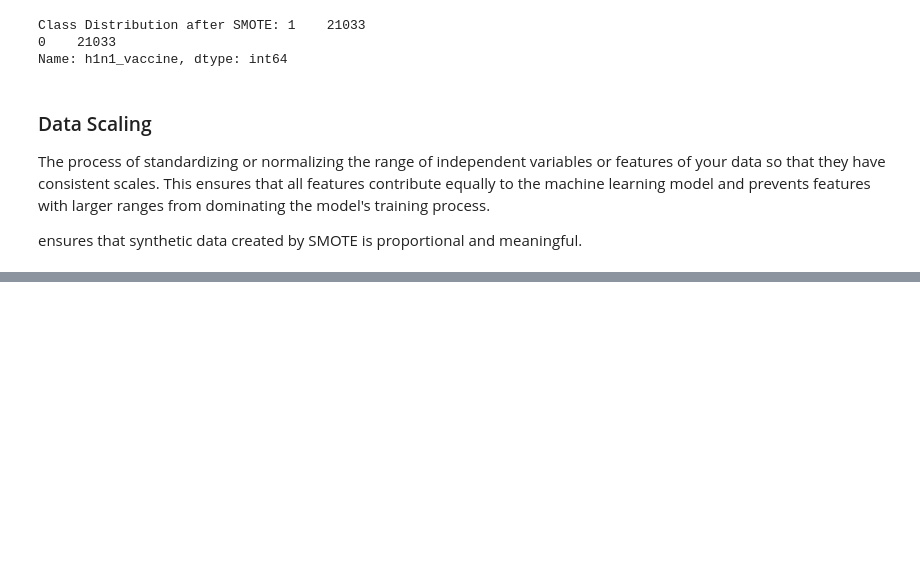
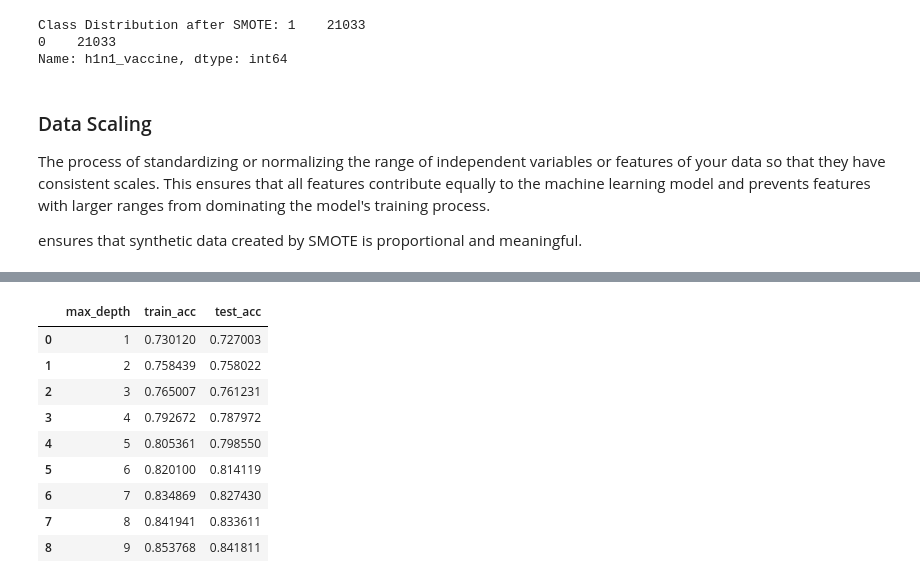
Before and after one commit to NOE0464/H1N1_Vaccine, a Jupyter notebook: Untitled.ipynb, the cells around one changed output, grey strips where cells are left out. Cells and saved outputs as stored; diff of their text form; code cells hidden in the pictures; blank space fills up the shorter version.

Commit message:
hyperparametre tuning & classification techniques

```diff
--- a/Untitled.ipynb
+++ b/Untitled.ipynb
@@ -558,0 +561,9 @@ X_test_near_miss_scaled = scaler.transform(X_test_smote)
+# %%
+log_model = LogisticRegression(random_state=42)
+log_model.fit(X_train_smote, y_train_smote)  # Train on the resampled data
+
+# Evaluate Logistic Regression
+y_pred_log = log_model.predict(X_test_smote)  # Predict on the test set
+print("Logistic Regression Classification Report:")
+print(classification_report(y_test_smote, y_pred_log))  # Compare against y_test_near_miss
+print("ROC AUC Score:", roc_auc_score(y_test_smote, log_model.predict_proba(X_test_smote)[:, 1]))
@@ -558,0 +613,24 @@ X_test_near_miss_scaled = scaler.transform(X_test_smote)
+# %%
+# Model Evaluation
+train_accuracy = []
+test_accuracy = []
+for depth in range(1,10):
+    dt_model = DecisionTreeClassifier(max_depth=depth, random_state=10)
+    dt_model.fit(X_train_smote, y_train_smote)
+    train_accuracy.append(dt_model.score(X_train_smote, y_train_smote))
+    test_accuracy.append(dt_model.score(X_test_smote, y_test_smote))
+# %%
+#creating a structured DataFrame
+frame = pd.DataFrame({'max_depth':range(1,10), 'train_acc':train_accuracy, 'test_acc':test_accuracy})
+frame.head(10)
+# %% [output]
+|  | max_depth | train_acc | test_acc |
+| 0 | 1 | 0.730120 | 0.727003 |
+| 1 | 2 | 0.758439 | 0.758022 |
+| 2 | 3 | 0.765007 | 0.761231 |
+| 3 | 4 | 0.792672 | 0.787972 |
+| 4 | 5 | 0.805361 | 0.798550 |
+| 5 | 6 | 0.820100 | 0.814119 |
+| 6 | 7 | 0.834869 | 0.827430 |
+| 7 | 8 | 0.841941 | 0.833611 |
+| 8 | 9 | 0.853768 | 0.841811 |
```
Also changed, not shown: parts of 10 cells of this notebook.
